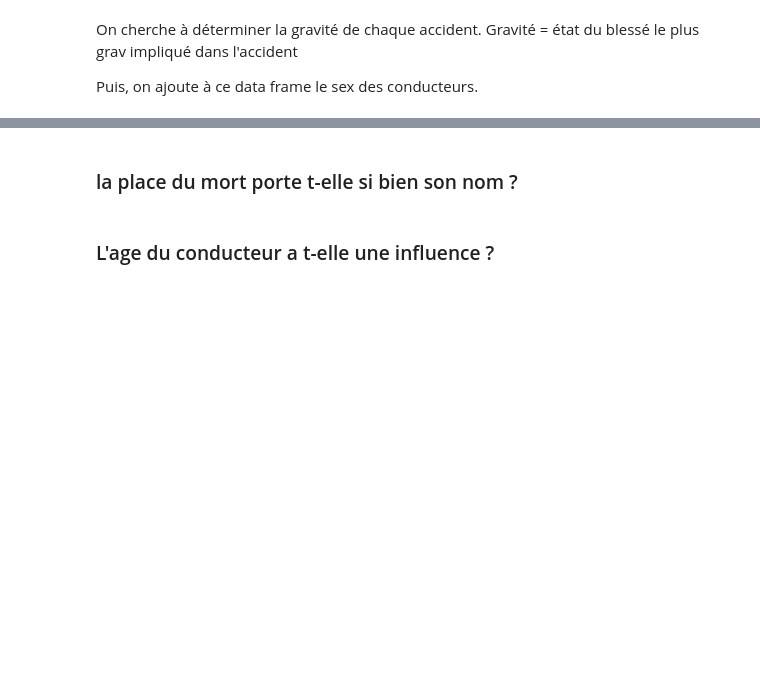
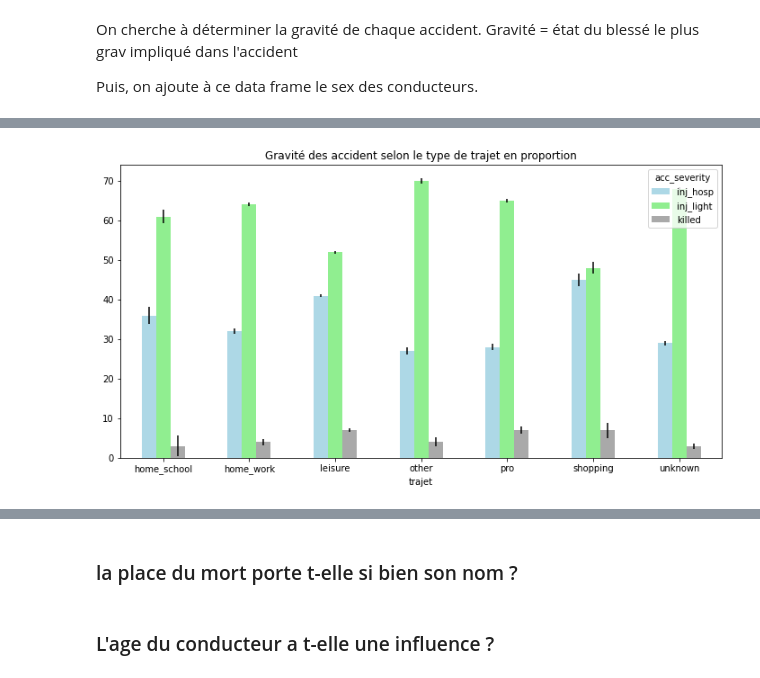
Before and after one commit to thomas-marquis/datascience-securite-routiere, a Jupyter notebook: notebooks/1.2-tm-accidents-exploration.ipynb, the cells around one changed output, grey strips where cells are left out. Saved outputs shown, nothing was run; the diff lists cells and outputs as text; code cells hidden in the pictures; blank space fills up the shorter version.

```diff
--- a/notebooks/1.2-tm-accidents-exploration.ipynb
+++ b/notebooks/1.2-tm-accidents-exploration.ipynb
@@ -264,0 +279,13 @@ Puis, on ajoute à ce data frame le sex des conducteurs.
+# %%
+tab_n = pd.crosstab(index=drivers['trajet'], columns=drivers['acc_severity'])
+tab_prop = pd.crosstab(index=drivers['trajet'], columns=drivers['acc_severity'], normalize=0)
+*_, yerr = stats.compute_prop_ci(tab_prop, tab_n)
+yerr = np.transpose(yerr, (1, 0, 2)) * 100
+
+tab_prop\
+    .mul(100).round(0)\
+    .plot.bar(color=['lightblue', 'lightgreen', 'darkgrey'], figsize=(12, 6), stacked=False, rot=0,
+              yerr=yerr, ecolor='black',
+             title='Gravité des accident selon le type de trajet en proportion')
+# %% [output]
+[figure, added]
```
Also changed, not shown: parts of 53 cells of this notebook, 18 other files.
